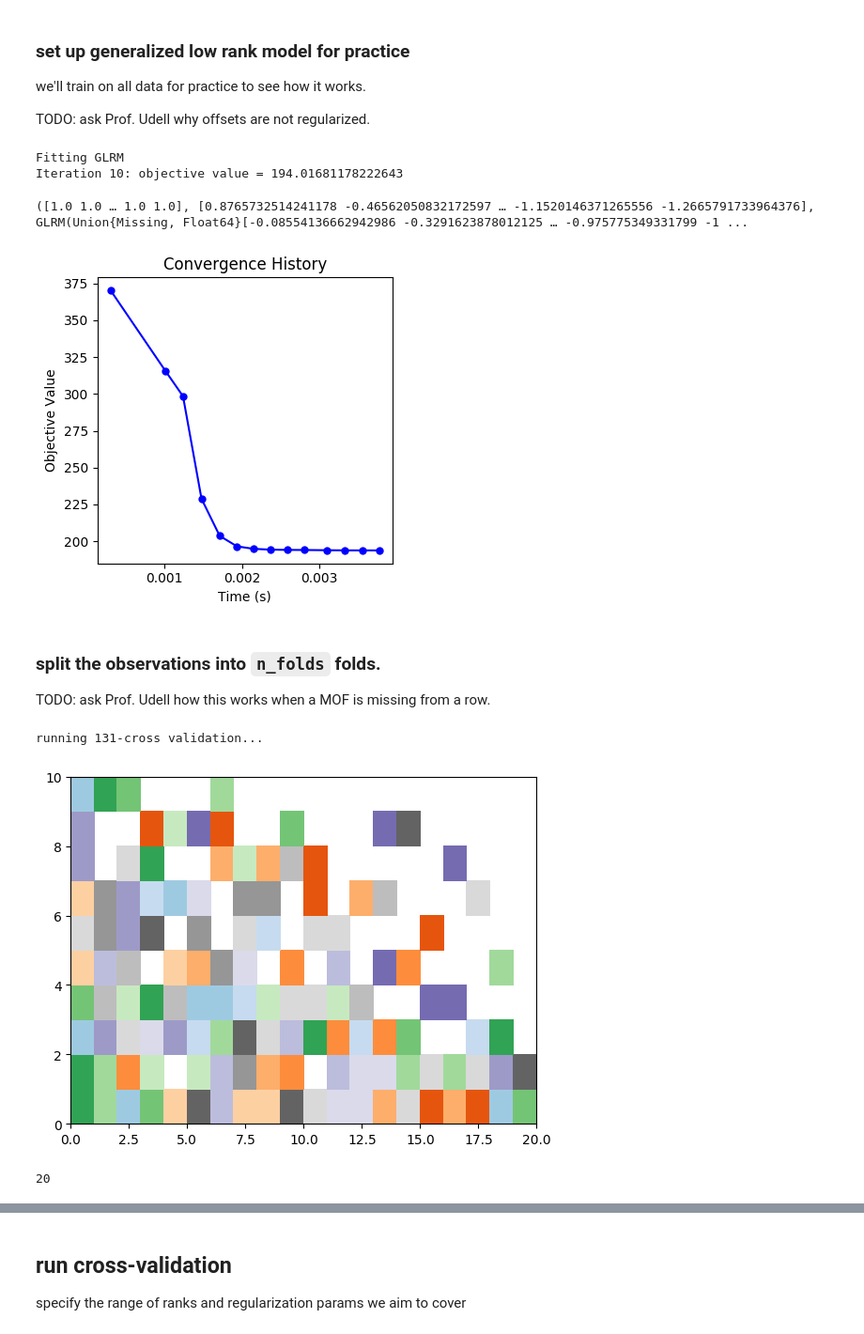
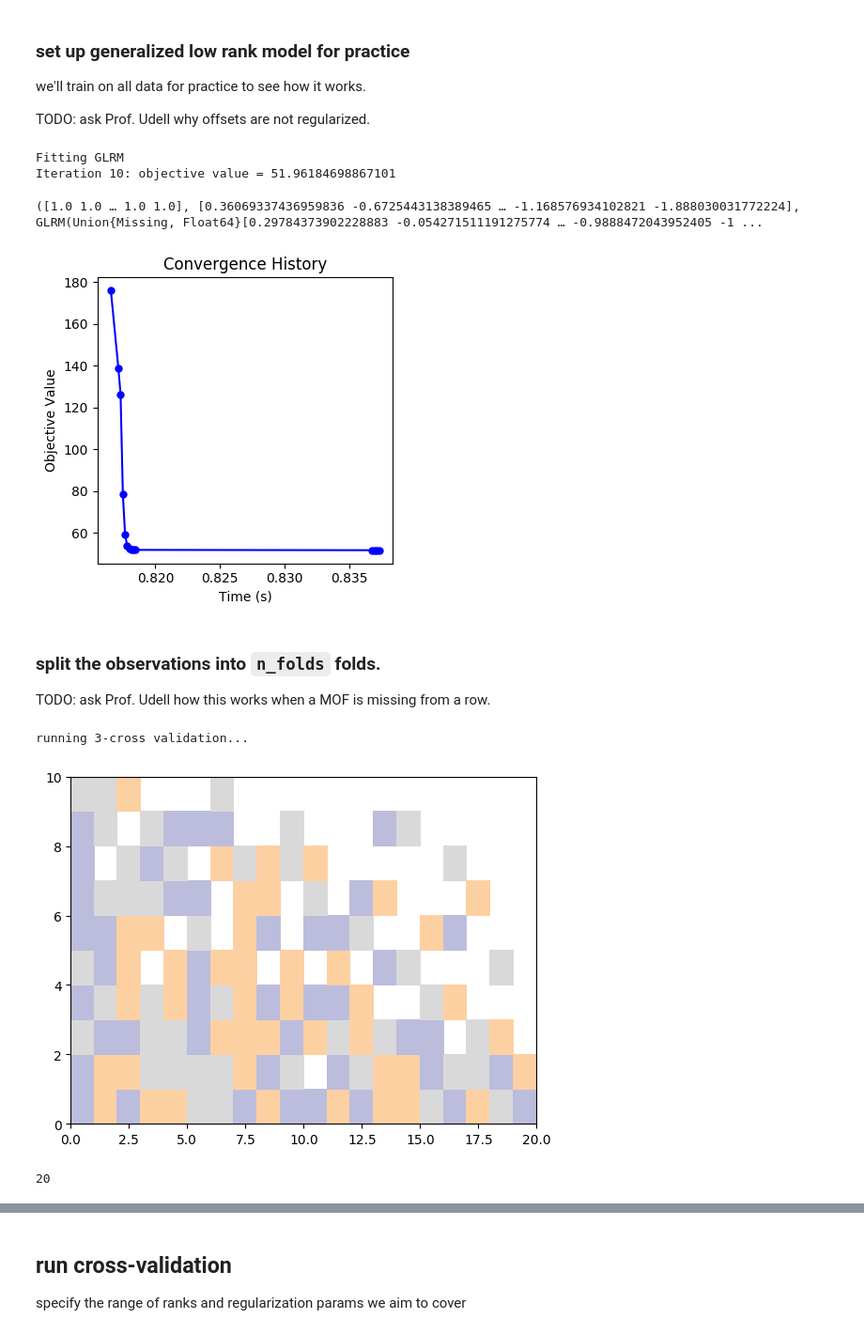
Before and after one commit to SimonEnsemble/material_recommendation_system, a Jupyter notebook: RecSys.ipynb, the cells around one changed output, grey strips where cells are left out. Shown at 94% size. Cells and saved outputs as stored; diff of their text form; code cells hidden in the pictures.

```diff
--- a/RecSys.ipynb
+++ b/RecSys.ipynb
@@ -14,7 +14,7 @@ see `xxx.ipynb` for Python code that queries the NIST database for the adsorptio
 
 the gases run along the columns, the materials run along the rows, and the entries are the Henry coefficients identified from experimental adsorption data.
 # %%
-henry_df = CSV.read(joinpath("..", "data", "Henry_matrix.csv"))
+henry_df = CSV.read(joinpath("data", "Henry_matrix.csv"))
 H = convert(Array{Union{Float64, Missing}, 2}, henry_df[1:end, 2:end])
 
 nm, ng = size(H) #no. of materials and gases
@@ -230,8 +230,8 @@ end
 X, Y, glrm, ch = fit_glrm(1, 30.0, ids_obs)
 # %% [output]
 Fitting GLRM
-Iteration 10: objective value = 194.01681178222643
+Iteration 10: objective value = 51.96184698867101
-([1.0 1.0 … 1.0 1.0], [0.8765732514241178 -0.46562050832172597 … -1.1520146371265556 -1.2665791733964376], GLRM(Union{Missing, Float64}[-0.08554136662942986 -0.3291623878012125 … -0.975775349331799 -1 ...
+([1.0 1.0 … 1.0 1.0], [0.36069337436959836 -0.6725443138389465 … -1.168576934102821 -1.888030031772224], GLRM(Union{Missing, Float64}[0.29784373902228883 -0.054271511191275774 … -0.9888472043952405 -1 ...
 # %%
 fig, ax = plt.subplots(figsize=(4,4))
 ax.plot(ch.times, ch.objective, color="b", marker="o", markersize=5)
@@ -241,43 +241,43 @@ ax.set_title("Convergence History")
 plt.tight_layout()
 plt.show()
 # %% [output]
-[figure, old version]
+[figure, new version]
 # %% [markdown]
 ### split the observations into `n_folds` folds.
 
 TODO: ask Prof. Udell how this works when a MOF is missing from a row.
 # %%
-n_folds = nb_obs # K-fold cross validation
+n_folds = 3 # K-fold cross validation
 println("running $n_folds-cross validation...")
 kfolds = KFold(nb_obs, n_folds=n_folds, shuffle=true);
 # %% [output]
-running 131-cross validation...
+running 3-cross validation...
 # %%
 test_matrix = Int.(zeros(size(H)))
 for (i, fold) in enumerate(kfolds)
     for ix in fold[2]
         test_matrix[ids_obs[ix][1], ids_obs[ix][2]] = i
     end
 end
-@assert length(unique(test_matrix)) == nb_obs + 1
+
 cmap = plt.get_cmap("tab20c")
 colors = cmap(collect(1:cmap.N))
 #colors = Array{Float64, 2}(undef, 6, 4)
 colors[1,:] .= [0.0, 0.0, 0.0, 0.0] ./ 255
 #colors[2,:] .= [128., 0., 0., 255.] ./ 255
 #colors[3,:] .= [170., 255., 195., 255.] ./ 255
 #colors[4,:] .= [145., 30., 180., 255.] ./ 255
 #colors[5,:] .= [255., 250., 200., 255.] ./ 255
 #colors[6,:] .= [0., 130., 200., 255.] ./ 255
 println(cmap.N)
 cmap = matplotlib.colors.ListedColormap(colors)
 
-fig, ax = plt.subplots()\mu
+fig, ax = plt.subplots()
 ax.pcolormesh(test_matrix, cmap=cmap)
 #ax.set_xlabel("Fold Frequency")
 plt.show()
 # %% [output]
-[figure, old version]
+[figure, new version]
 20
 # %%
 test_matrix
```
Also changed, not shown: parts of 11 cells of this notebook.
